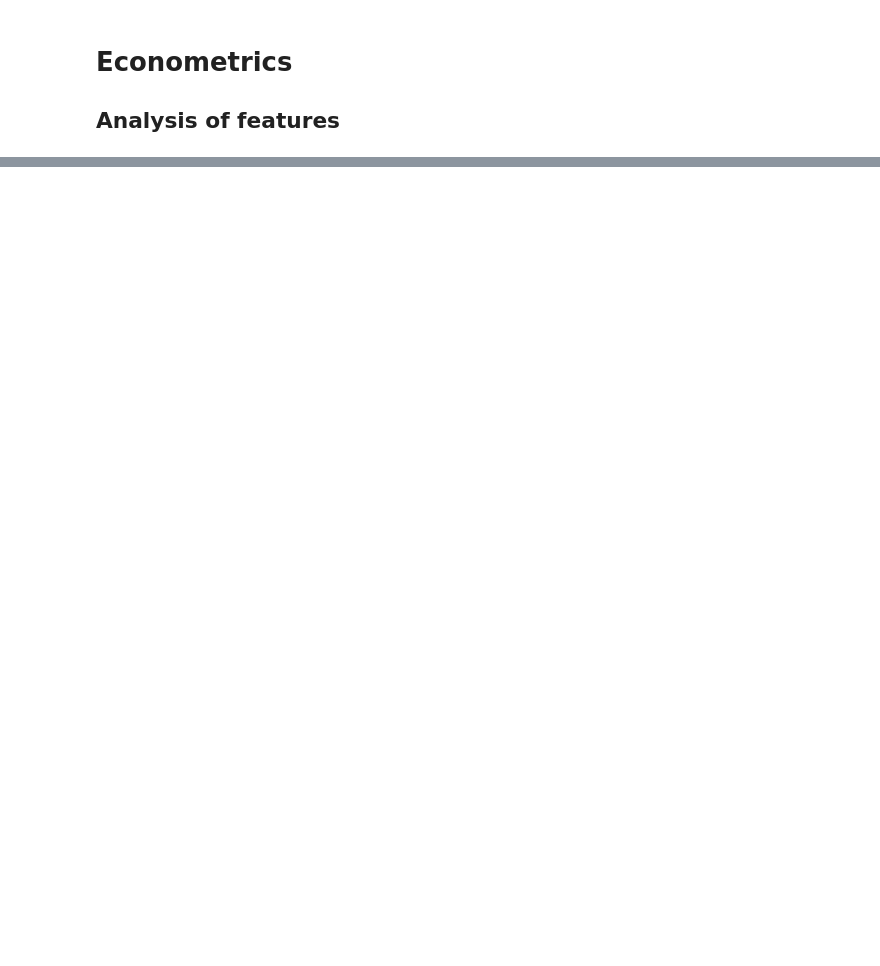
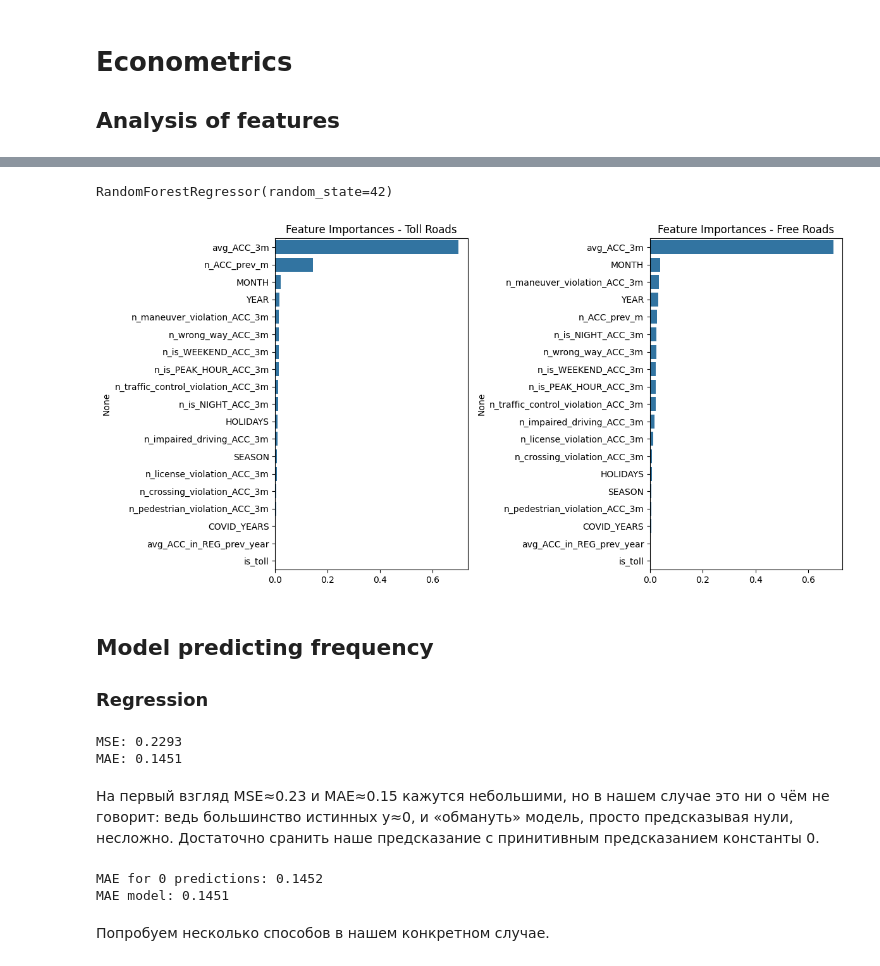
Before and after one commit to NastyaWheel/thesis, a Jupyter notebook: frequency/frequency_hypotheses.ipynb, the cells around one changed output, grey strips where cells are left out. Saved outputs shown, nothing was run; the diff lists cells and outputs as text; code cells hidden in the pictures; blank space fills up the shorter version.

```diff
--- a/frequency/frequency_hypotheses.ipynb
+++ b/frequency/frequency_hypotheses.ipynb
@@ -414,0 +728,75 @@ out_of_town          1.0000  4.012e-19  2.493e+18     0.0000      1.0000      1.
+# %%
+df_hypoth_copy = df_hypoth_copy.drop(['REGION'], axis=1)
+
+df_toll = df_hypoth_copy[df_hypoth_copy['is_toll'] == 1]
+df_free = df_hypoth_copy[df_hypoth_copy['is_toll'] == 0]
+# %%
+meaningful_df = df_hypoth_copy.drop(['n_ACCIDENTS'], axis=1)
+meaningful_df = meaningful_df.select_dtypes(include=['int64', 'float64'])
+features = meaningful_df.columns.to_list()
+
+X_toll = df_toll[features]
+y_toll = df_toll['n_ACCIDENTS']
+X_train_toll, X_test_toll, y_train_toll, y_test_toll = train_test_split(X_toll, y_toll, test_size=0.2, random_state=42)
+
+X_free = df_free[features]
+y_free = df_free['n_ACCIDENTS']
+X_train_free, X_test_free, y_train_free, y_test_free = train_test_split(X_free, y_free, test_size=0.2, random_state=42)
+
+rf_toll = RandomForestRegressor(random_state=42)
+rf_toll.fit(X_train_toll, y_train_toll)
+
+rf_free = RandomForestRegressor(random_state=42)
+rf_free.fit(X_train_free, y_train_free)
+# %% [output]
+RandomForestRegressor(random_state=42)
+# %%
+# Feature importances
+importances_toll = pd.Series(rf_toll.feature_importances_, index=X_toll.columns).sort_values(ascending=False)
+importances_free = pd.Series(rf_free.feature_importances_, index=X_free.columns).sort_values(ascending=False)
+
+plt.figure(figsize=(12, 6))
+
+plt.subplot(1, 2, 1)
+sns.barplot(x=importances_toll.values, y=importances_toll.index)
+plt.title("Feature Importances - Toll Roads")
+
+plt.subplot(1, 2, 2)
+sns.barplot(x=importances_free.values, y=importances_free.index)
+plt.title("Feature Importances - Free Roads")
+
+plt.tight_layout()
+plt.show()
+# %% [output]
+[figure, added]
+# %% [markdown]
+## Model predicting frequency
+
+### Regression
+# %%
+X = df_hypoth[features]
+y = df_hypoth['n_ACCIDENTS']
+X_train, X_test, y_train, y_test = train_test_split(X, y, test_size=0.2, random_state=42)
+
+xgb_model = XGBRegressor(n_estimators=100, learning_rate=0.1, max_depth=4, subsample=0.8, random_state=42)
+xgb_model.fit(X_train, y_train)
+y_pred = xgb_model.predict(X_test)
+
+mse = mean_squared_error(y_test, y_pred)
+mae = mean_absolute_error(y_test, y_pred)
+print(f'MSE: {mse:.4f}')
+print(f'MAE: {mae:.4f}')
+# %% [output]
+MSE: 0.2293
+MAE: 0.1451
+# %% [markdown]
+На первый взгляд MSE≈0.23 и MAE≈0.15 кажутся небольшими, но в нашем случае это ни о чём не говорит: ведь большинство истинных y≈0, и «обмануть» модель, просто предсказывая нули, несложно. Достаточно сранить наше предсказание с принитивным предсказанием константы 0.
+# %%
+mae_baseline = mean_absolute_error(y_test, np.zeros_like(y_test))
+print(f'MAE for 0 predictions: {mae_baseline:.4f}')
+print(f"MAE model: {mae:.4f}")
+# %% [output]
+MAE for 0 predictions: 0.1452
+MAE model: 0.1451
+# %% [markdown]
+Попробуем несколько способов в нашем конкретном случае.
```
Also changed, not shown: parts of 74 cells of this notebook.
